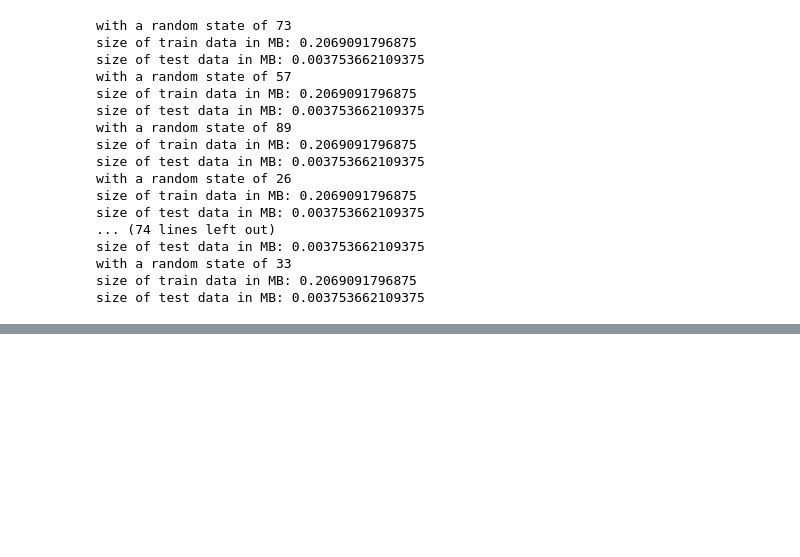
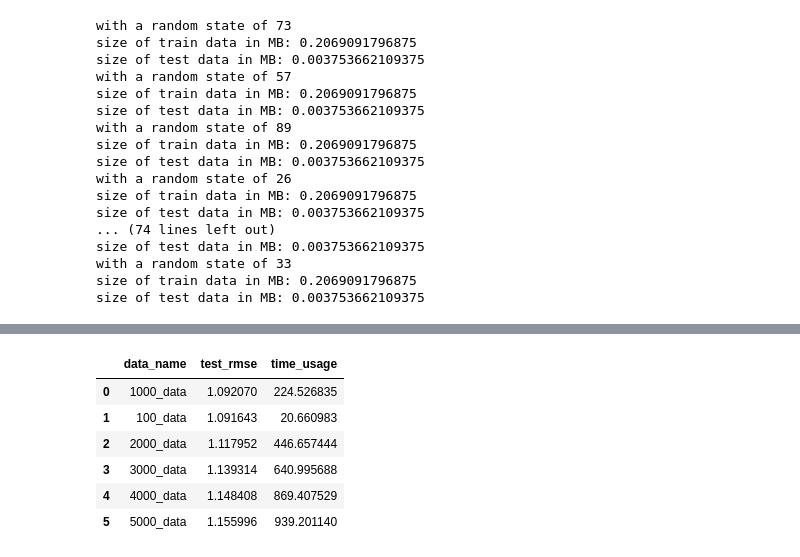
Before and after one commit to fauzanebd/merchant_recommendation_system, a Jupyter notebook: analyze_mf.ipynb, the cells around one changed output, grey strips where cells are left out. Drawn from its saved outputs; the diff is of its cells as text; code cells hidden in the pictures; blank space fills up the shorter version.

```diff
--- a/analyze_mf.ipynb
+++ b/analyze_mf.ipynb
@@ -88,0 +112,13 @@ size of test data in MB: 0.003753662109375
+# %%
+# mean_df = param_df.groupby(['n_iter', 'n_factors'])[['train_rmse', 'test_rmse']].mean().reset_index()
+sgd_mean_test_rmse = eval_sgd.groupby(['data_name'])[["test_rmse", "time_usage"]].mean().reset_index()
+# %%
+sgd_mean_test_rmse
+# %% [output]
+|  | data_name | test_rmse | time_usage |
+| 0 | 1000_data | 1.092070 | 224.526835 |
+| 1 | 100_data | 1.091643 | 20.660983 |
+| 2 | 2000_data | 1.117952 | 446.657444 |
+| 3 | 3000_data | 1.139314 | 640.995688 |
+| 4 | 4000_data | 1.148408 | 869.407529 |
+| 5 | 5000_data | 1.155996 | 939.201140 |
```
Also changed, not shown: parts of 5 cells of this notebook, 2 other files.
